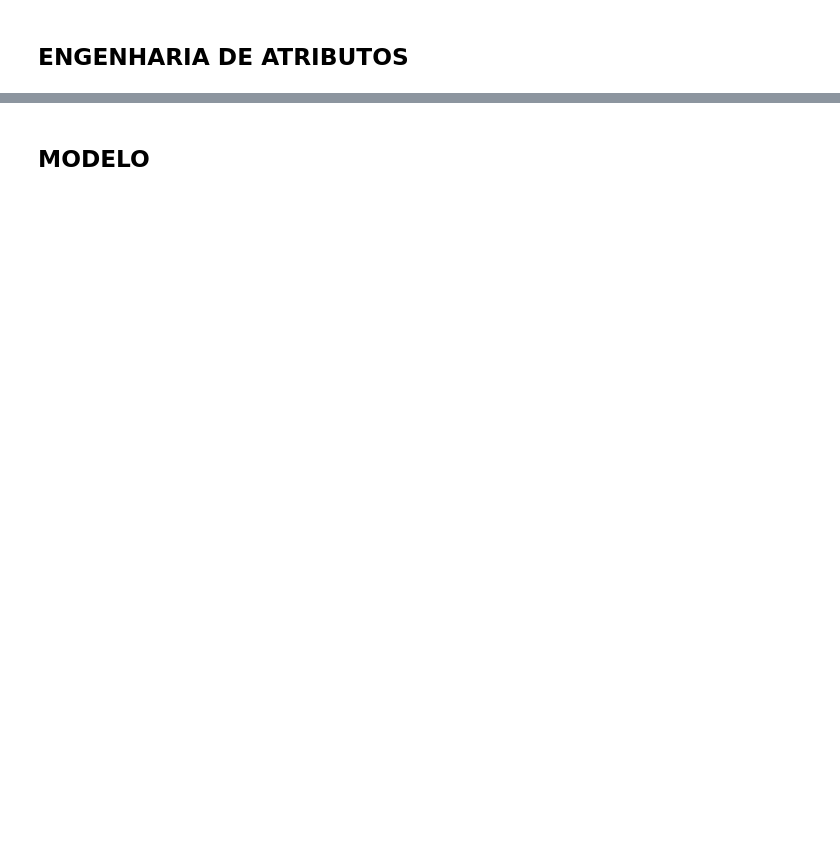
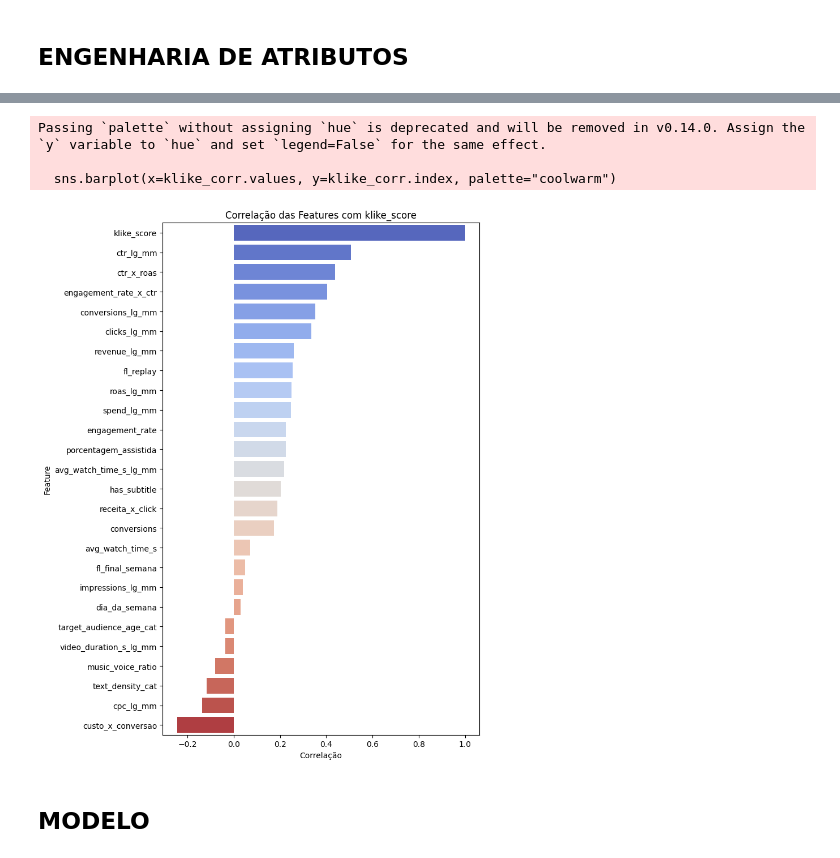
Before and after one commit to MathyLima/video-ad-scorer, a Jupyter notebook: 02_modelagem.ipynb, the cells around one changed output, grey strips where cells are left out. Cells and saved outputs as stored; diff of their text form; code cells hidden in the pictures; blank space fills up the shorter version.

```diff
--- a/02_modelagem.ipynb
+++ b/02_modelagem.ipynb
@@ -181,2 +214,26 @@ See https://pandas.pydata.org/docs/user_guide/migration-3-strings.html#string-mi
+# %%
+
+# Seleciona apenas colunas numéricas
+num_cols = df.select_dtypes(include='number')
+
+# Calcula correlação
+corr = num_cols.corr()
+
+# Pega apenas a coluna de interesse
+klike_corr = corr['klike_score'].sort_values(ascending=False)
+
+# Mostra as correlações em gráfico de barras
+plt.figure(figsize=(8, 10))
+sns.barplot(x=klike_corr.values, y=klike_corr.index, palette="coolwarm")
+plt.title("Correlação das Features com klike_score")
+plt.xlabel("Correlação")
+plt.ylabel("Feature")
+plt.tight_layout()
+plt.show()
+# %% [output]
+Passing `palette` without assigning `hue` is deprecated and will be removed in v0.14.0. Assign the `y` variable to `hue` and set `legend=False` for the same effect.
+
+  sns.barplot(x=klike_corr.values, y=klike_corr.index, palette="coolwarm")
+[figure, added]
 # %% [markdown]
 ## MODELO
```
Also changed, not shown: parts of 32 cells of this notebook, 9 other files.
